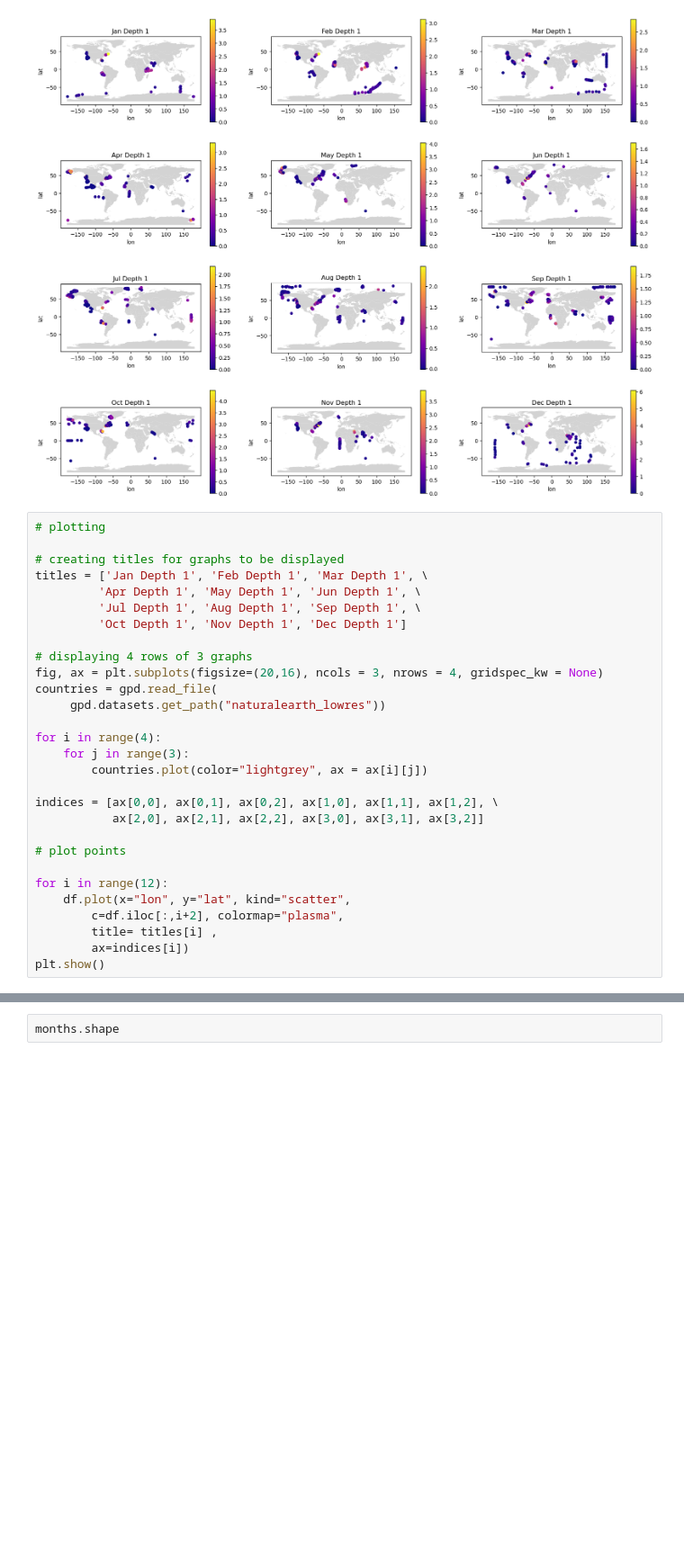
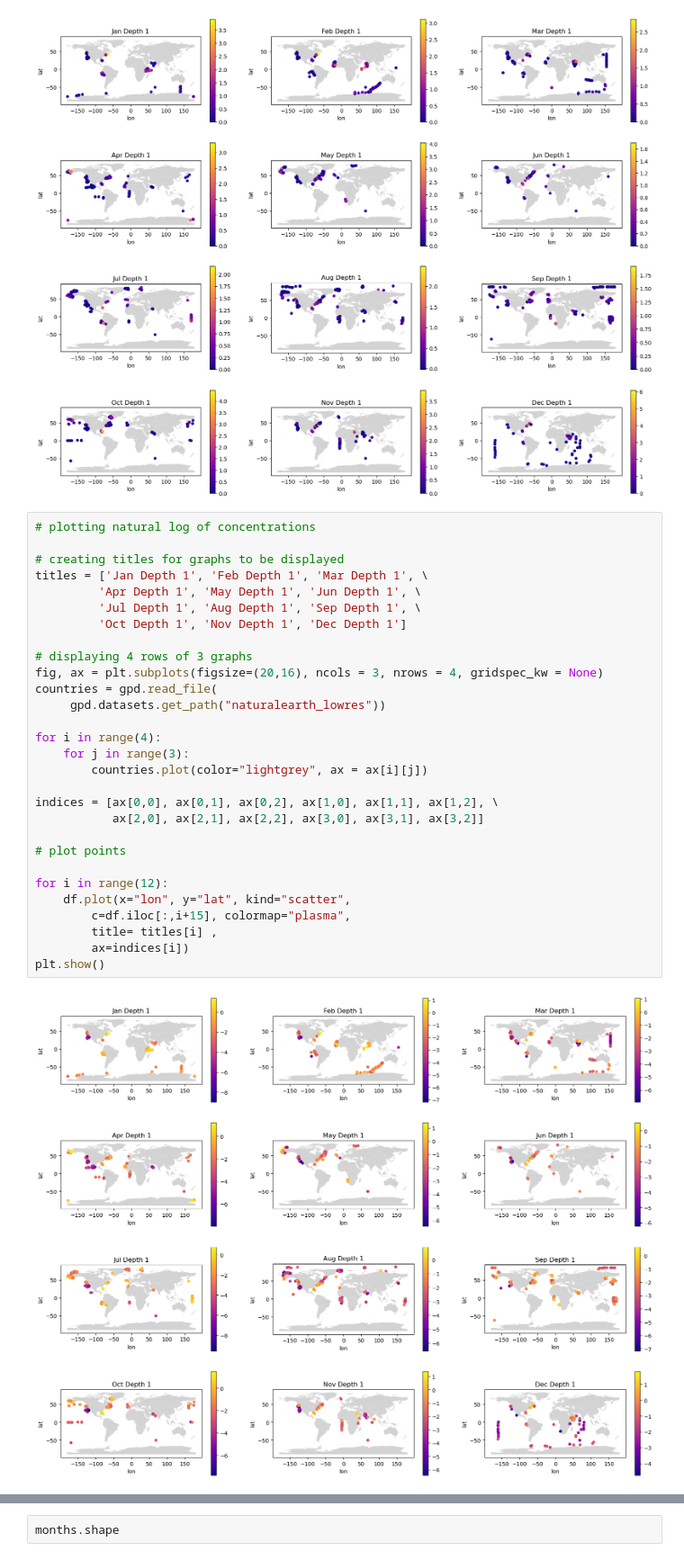
Before and after one commit to varunpatro1/ammonia_OBEG, a Jupyter notebook: grid_processing.ipynb, the cells around one changed output, grey strips where cells are left out. Shown at 90% size. Saved outputs shown, nothing was run; the diff lists cells and outputs as text; blank space fills up the shorter version.

Commit message:
plotted log concentrations for depth band 1

```diff
--- a/grid_processing.ipynb
+++ b/grid_processing.ipynb
@@ -316,34 +316,36 @@ plt.show()
 # %% [output]
 [figure]
 # %%
-# plotting
+# plotting natural log of concentrations
 
 # creating titles for graphs to be displayed
 titles = ['Jan Depth 1', 'Feb Depth 1', 'Mar Depth 1', \
          'Apr Depth 1', 'May Depth 1', 'Jun Depth 1', \
          'Jul Depth 1', 'Aug Depth 1', 'Sep Depth 1', \
          'Oct Depth 1', 'Nov Depth 1', 'Dec Depth 1']
 
 # displaying 4 rows of 3 graphs
 fig, ax = plt.subplots(figsize=(20,16), ncols = 3, nrows = 4, gridspec_kw = None)
 countries = gpd.read_file(
      gpd.datasets.get_path("naturalearth_lowres"))
 
 for i in range(4):
     for j in range(3):
         countries.plot(color="lightgrey", ax = ax[i][j])
 
 indices = [ax[0,0], ax[0,1], ax[0,2], ax[1,0], ax[1,1], ax[1,2], \
            ax[2,0], ax[2,1], ax[2,2], ax[3,0], ax[3,1], ax[3,2]]
 
 # plot points
 
 for i in range(12):
     df.plot(x="lon", y="lat", kind="scatter",
-        c=df.iloc[:,i+2], colormap="plasma",
+        c=df.iloc[:,i+15], colormap="plasma",
         title= titles[i] ,
         ax=indices[i])
 plt.show()
+# %% [output]
+[figure, added]
 # %%
 # plotting
 
```
Also changed, not shown: parts of 1 cell of this notebook.
